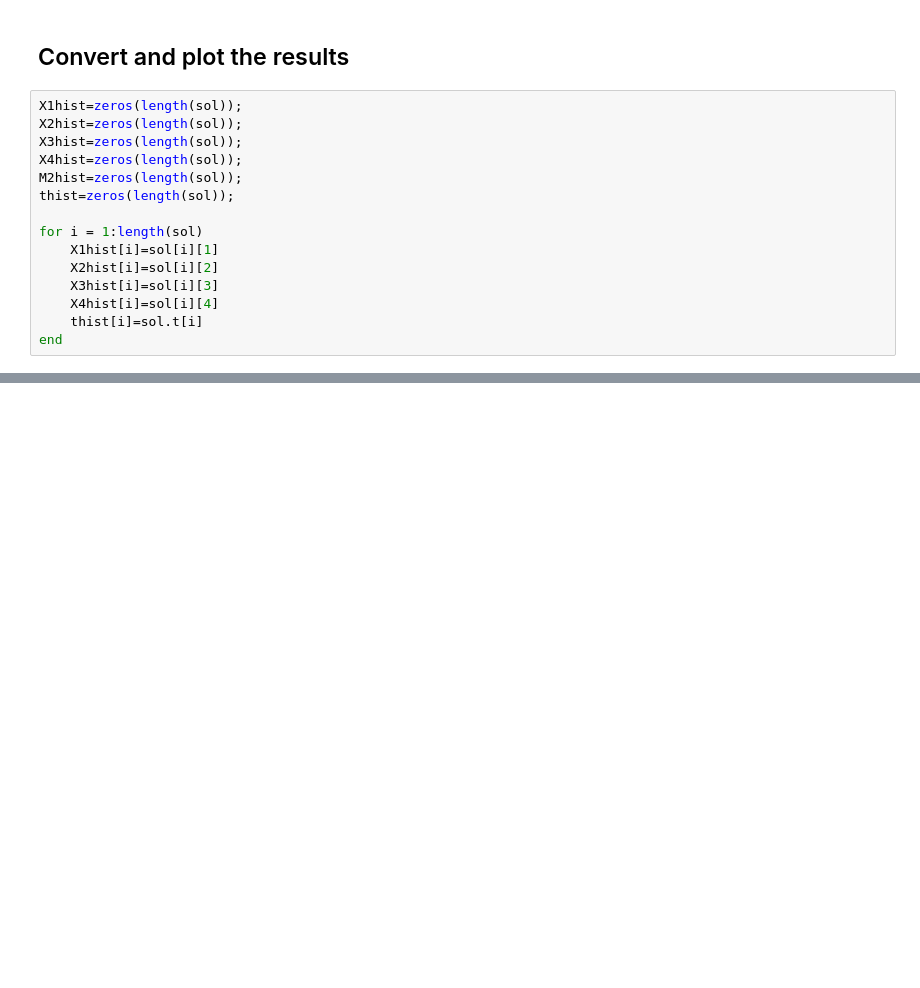
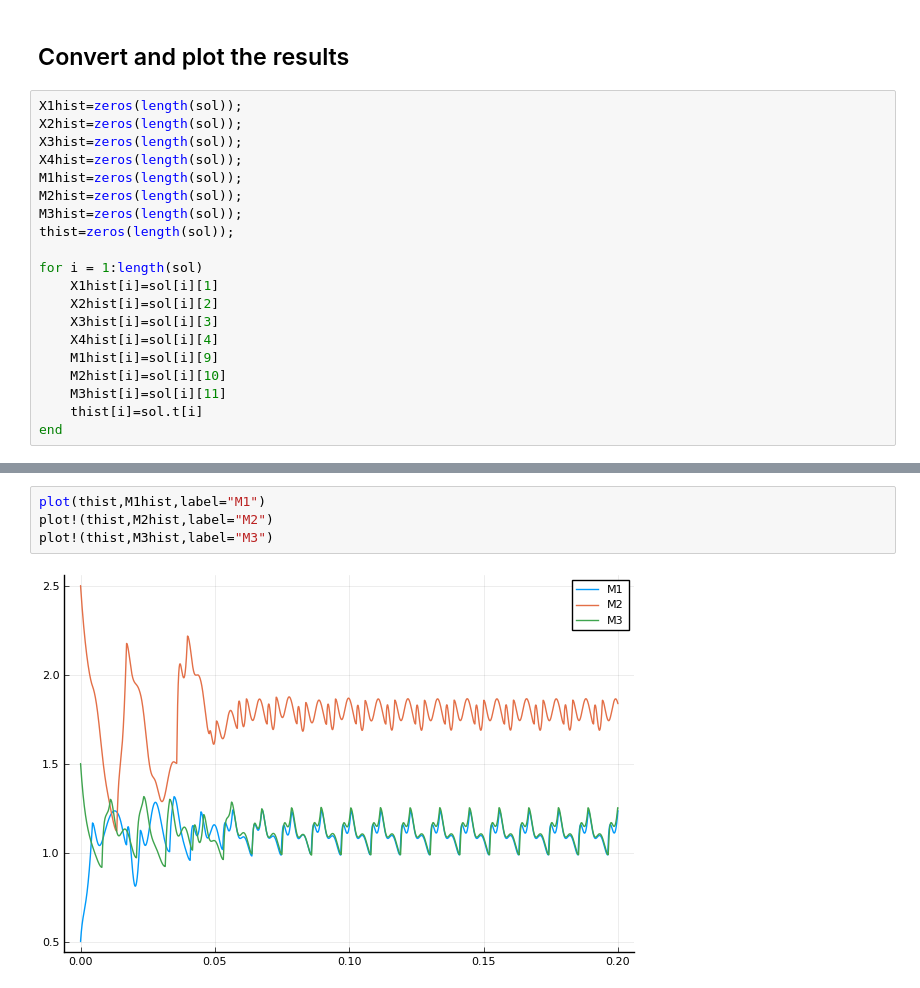
Before and after one commit to liyuxuan48/OneDThermalFlow, a Jupyter notebook: examples/U shape PHP dynamics with multiple liquid slugs.ipynb, the cells around one changed output, grey strips where cells are left out. Cells and saved outputs as stored; diff of their text form; blank space fills up the shorter version.

```diff
--- a/examples/U shape PHP dynamics with multiple liquid slugs.ipynb
+++ b/examples/U shape PHP dynamics with multiple liquid slugs.ipynb
@@ -159,7 +120,9 @@ X1hist=zeros(length(sol));
 X2hist=zeros(length(sol));
 X3hist=zeros(length(sol));
 X4hist=zeros(length(sol));
+M1hist=zeros(length(sol));
 M2hist=zeros(length(sol));
+M3hist=zeros(length(sol));
 thist=zeros(length(sol));
 
 for i = 1:length(sol)
@@ -167,5 +130,8 @@ for i = 1:length(sol)
     X2hist[i]=sol[i][2]
     X3hist[i]=sol[i][3]
     X4hist[i]=sol[i][4]
+    M1hist[i]=sol[i][9]
+    M2hist[i]=sol[i][10]
+    M3hist[i]=sol[i][11]
     thist[i]=sol.t[i]
 end
@@ -175,0 +145,6 @@ plot(thist,X1hist,label="Xp1")
+# %%
+plot(thist,M1hist,label="M1")
+plot!(thist,M2hist,label="M2")
+plot!(thist,M3hist,label="M3")
+# %% [output]
+[figure, added]
```
Also changed, not shown: parts of 17 cells of this notebook, 3 other files.
